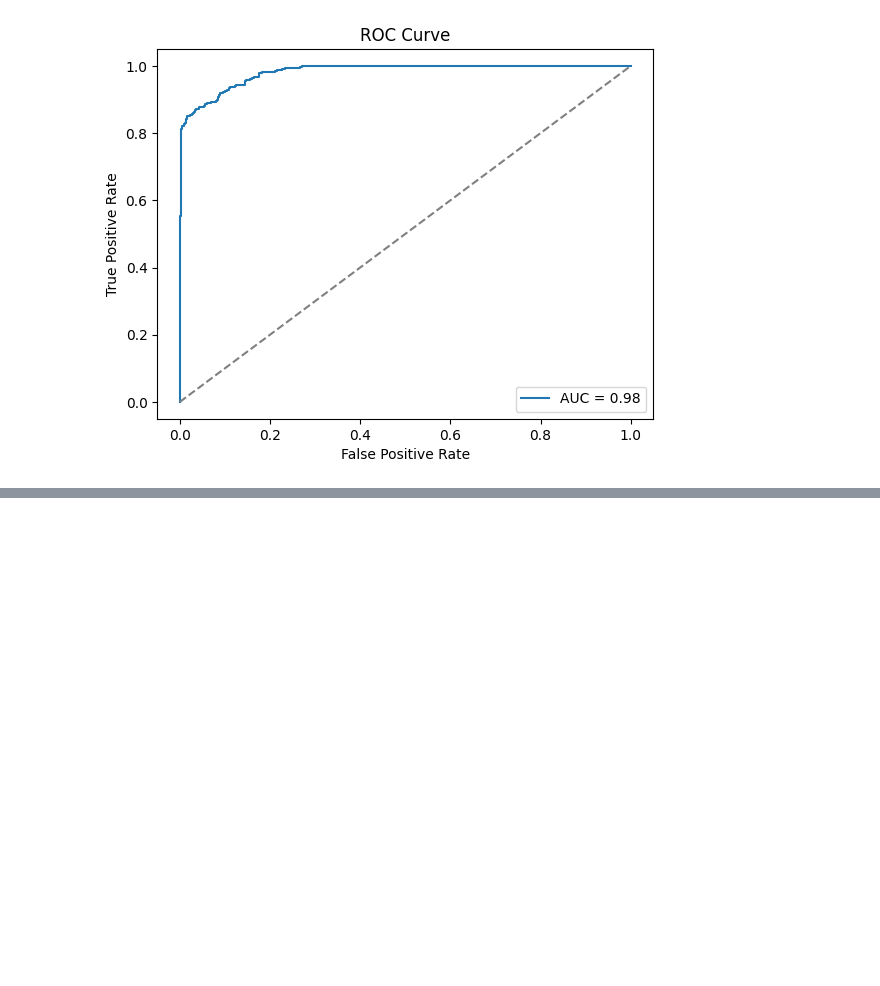
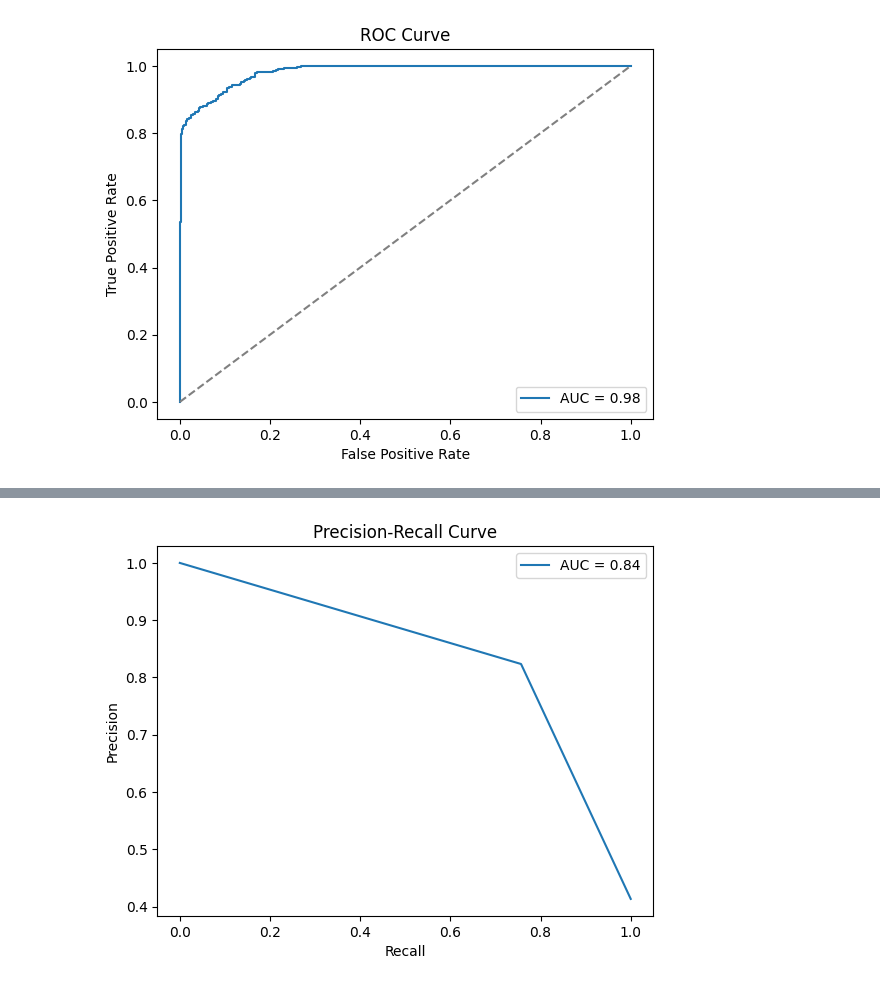
Before and after one commit to Emparans/titanico, a Jupyter notebook: APC_Practica_1_2025.ipynb, the cells around one changed output, grey strips where cells are left out. Drawn from its saved outputs; the diff is of its cells as text; code cells hidden in the pictures; blank space fills up the shorter version.

```diff
--- a/APC_Practica_1_2025.ipynb
+++ b/APC_Practica_1_2025.ipynb
@@ -544,6 +530,8 @@ X = df.drop(columns=[target, "Name", "Ticket", "Cabin", "PassengerId"])
 #Passem els atributs categòrics a numèrics
 X = pd.get_dummies(X, columns=['Sex', 'Embarked'], drop_first=True)
 
+trainX, testX, trainy, testy = train_test_split(X, y, test_size=0.2, random_state=42)
+
 #Fent servir validació creuada, escolliu el millor model (amb hiperparàmetres per defecte).
 models = {
     "Regressió Logística": LogisticRegression(random_state=42, max_iter=1000),
@@ -556,10 +544,16 @@ kfold = StratifiedKFold(n_splits=5, shuffle=True, random_state=42)
 
 results = {}
 for name, model in models.items():
-    cv_scores = cross_val_score(model, X, y, cv=kfold, scoring='f1_macro')
+    cv_scores = cross_val_score(model, trainX, trainy, cv=kfold, scoring='f1_macro')
     results[name] = {
         'mean_f1': cv_scores.mean(),
         'std_f1': cv_scores.std()
     }
-    print(f"- {name}: F1-Score Mitjà = {cv_scores.mean():.4f} (std = {cv_scores.std():.4f})")
+
+    model.fit(trainX, trainy)
+    preds = model.predict(testX)
+    test_f1 = f1_score(testy, preds, average='macro')
+    test_acc = accuracy_score(testy, preds)
+
+    print(f"- {name}: F1-Score Mitjà train = {cv_scores.mean():.4f} (std = {cv_scores.std():.4f}) F1-Score test = {test_acc:.4f}")
 # %% [output]
@@ -647,0 +649,4 @@ Un cop seleccionat el millor model amb els hiperparàmetres òptims, cal elabora
+# %%
+plot_precision_recall(testy, preds)
+# %% [output]
+[figure, added]
```
Also changed, not shown: parts of 12 cells of this notebook.
